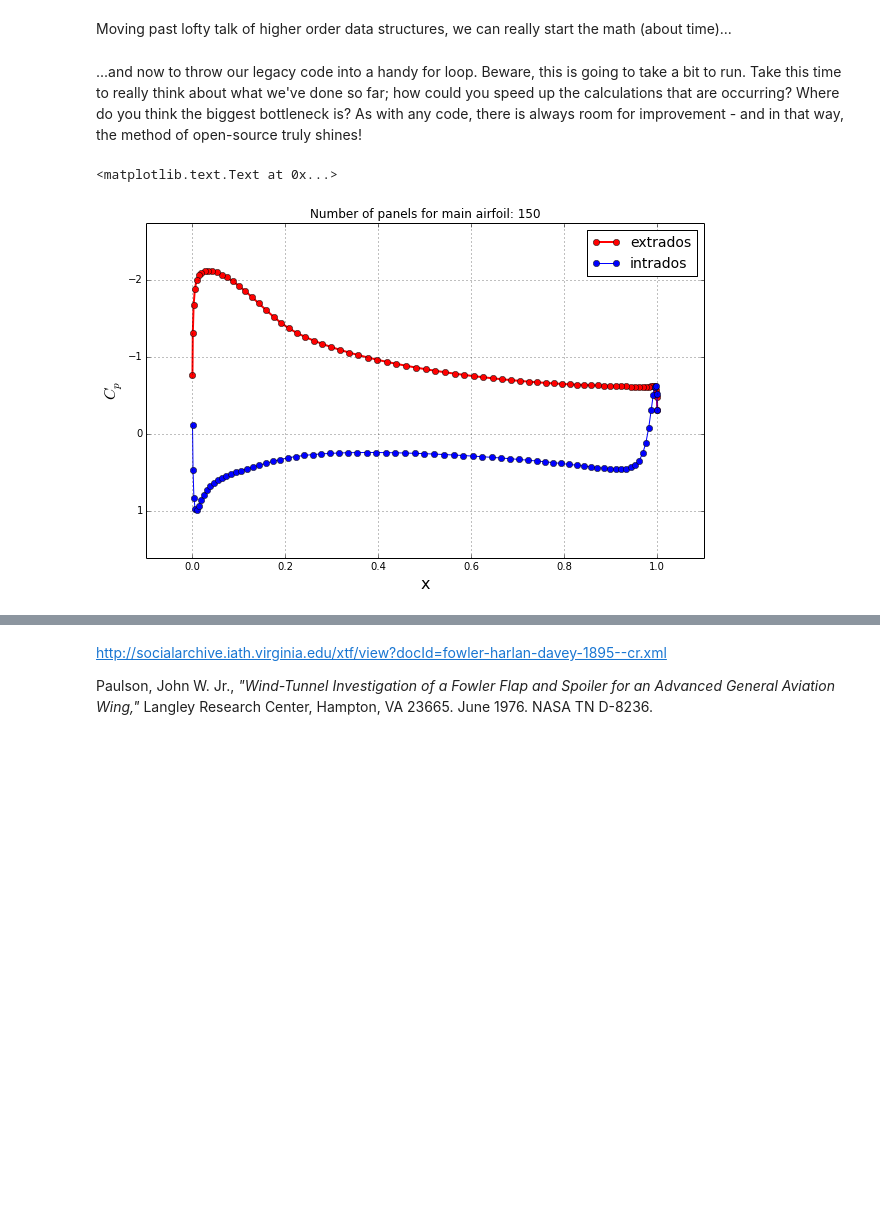
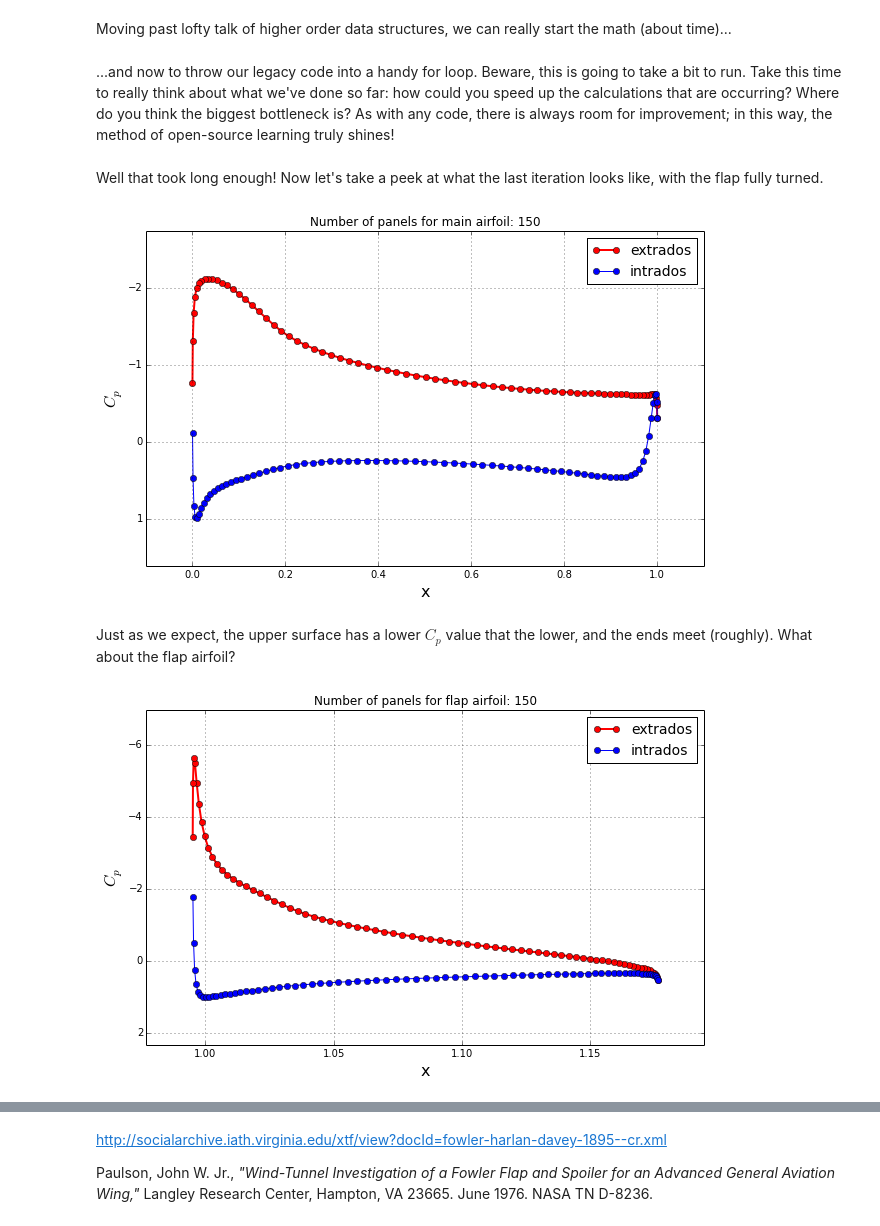
Before and after one commit to cparvini/AeroHydroWork, a Jupyter notebook: Project/FowlerFlap.ipynb, the cells around one changed output, grey strips where cells are left out. Saved outputs shown, nothing was run; the diff lists cells and outputs as text; code cells hidden in the pictures; blank space fills up the shorter version.

Commit message:
Draft 1 complete
Start to finish, we've got something!

```diff
--- a/Project/FowlerFlap.ipynb
+++ b/Project/FowlerFlap.ipynb
@@ -389,7 +393,7 @@ Just like that, we've got ourselves a two-body solver. The next few steps involv
 u_inf = 1.0
 alpha = 0.0              # Angle of Attack for the flow
 N = 150                # The number of panels on each airfoil
-Nx, Ny = 50, 50          # The size of our velocity and Cp grids
+Nx, Ny = 100, 100          # The size of our velocity and Cp grids
 steps = 5                # This is the number of different angles to simulate
 # %% [markdown]
 Afterwards, we'll read our geometry again (using the same variables, just to save some space).
@@ -404,7 +408,7 @@ Then let's go ahead and set a couple useful variables for the simulation to come
 # %%
 l_total = (numpy.max(xm)-numpy.min(xm)) + (numpy.max(xf)-numpy.min(xf))
 xc, yc = 1.03, -0.054
-angles = numpy.linspace(0.,25.,steps)
+angles = numpy.linspace(0.,40.,steps)
 # %% [markdown]
 Now we have the total chord length of the airfoils, the rotation center for our flap, and the angles that we want to simulate the flow at! For completeness, we'll define some placeholders for the coming math.
 # %%
@@ -468,7 +473,7 @@ y_start, y_end = y_min-val_y*(y_max-y_min), y_max+val_y*(y_max-y_min)
 # Create our meshgrid for the plots
 X, Y = numpy.meshgrid(numpy.linspace(x_start, 2.*x_end, Nx), numpy.linspace(y_start, y_end, Ny))
 # %% [markdown]
-...and now to throw our legacy code into a handy for loop. Beware, this is going to take a bit to run. Take this time to really think about what we've done so far; how could you speed up the calculations that are occurring? Where do you think the biggest bottleneck is? As with any code, there is always room for improvement - and in that way, the method of open-source truly shines!
+...and now to throw our legacy code into a handy for loop. Beware, this is going to take a bit to run. Take this time to really think about what we've done so far: how could you speed up the calculations that are occurring? Where do you think the biggest bottleneck is? As with any code, there is always room for improvement; in this way, the method of open-source learning truly shines!
 # %%
 # Run through all the simulations
 for i in xrange(steps):
@@ -486,6 +491,8 @@ for i in xrange(steps):
     u[i,:,:], v[i,:,:] = get_velocity_field(panels[i], freestream, X, Y)
     cp[i,:,:] = 1.0 - (u[i,:,:]**2+v[i,:,:]**2)/freestream.u_inf**2
     panel_main[i,:], panel_flap[i,:] = panels[i,0:N], panels[i,N:]
+# %% [markdown]
+Well that took long enough! Now let's take a peek at what the last iteration looks like, with the flap fully turned.
 # %%
 view = -1
 val_x, val_y = 0.10, 0.20
@@ -508,7 +515,32 @@ pyplot.legend(['extrados', 'intrados'], loc='best', prop={'size':14})
 pyplot.xlim(x_start, x_end)
 pyplot.ylim(y_start, y_end)
 pyplot.gca().invert_yaxis()
-pyplot.title('Number of panels for main airfoil: %d' % N)
+pyplot.title('Number of panels for main airfoil: %d' % N);
 # %% [output]
-<matplotlib.text.Text at 0x...>
 [figure]
+# %% [markdown]
+Just as we expect, the upper surface has a lower $C_{p}$ value that the lower, and the ends meet (roughly). What about the flap airfoil?
+# %%
+val_x, val_y = 0.10, 0.20
+x_min, x_max = numpy.min( [panel.xa for panel in panel_flap[view]] ), numpy.max( [panel.xa for panel in panel_flap[view]] )
+cp_min, cp_max = numpy.min( [panel.cp for panel in panel_flap[view]] ), numpy.max( [panel.cp for panel in panel_flap[view]] )
+x_start, x_end = x_min - val_x * (x_max-x_min), x_max + val_x * (x_max-x_min)
+y_start, y_end = cp_min - val_y * (cp_max-cp_min), cp_max + val_y * (cp_max-cp_min)
+
+pyplot.figure(figsize=(10, 6))
+pyplot.grid(True)
+pyplot.xlabel('x', fontsize=16)
+pyplot.ylabel('$C_p$', fontsize=16)
+pyplot.plot([panel.xc for panel in panel_flap[view,:] if panel.loc == 'extrados'],
+         [panel.cp for panel in panel_flap[view,:] if panel.loc == 'extrados'],
+         color='r', linestyle='-', linewidth=2, marker='o', markersize=6)
+pyplot.plot([panel.xc for panel in panel_flap[view,:] if panel.loc == 'intrados'],
+         [panel.cp for panel in panel_flap[view,:] if panel.loc == 'intrados'],
+         color='b', linestyle='-', linewidth=1, marker='o', markersize=6)
+pyplot.legend(['extrados', 'intrados'], loc='best', prop={'size':14})
+pyplot.xlim(x_start, x_end)
+pyplot.ylim(y_start, y_end)
+pyplot.gca().invert_yaxis()
+pyplot.title('Number of panels for flap airfoil: %d' % N);
+# %% [output]
+[figure, added]
```
Also changed, not shown: parts of 26 cells of this notebook, 1 other file.
